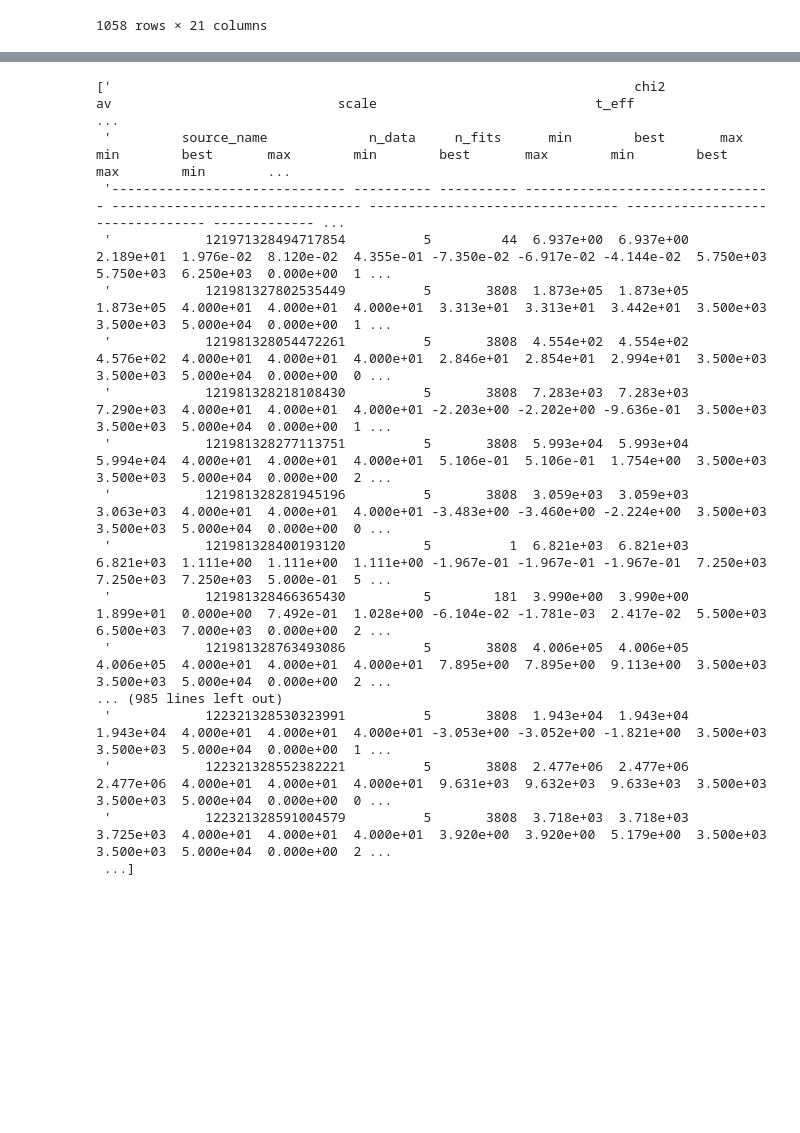
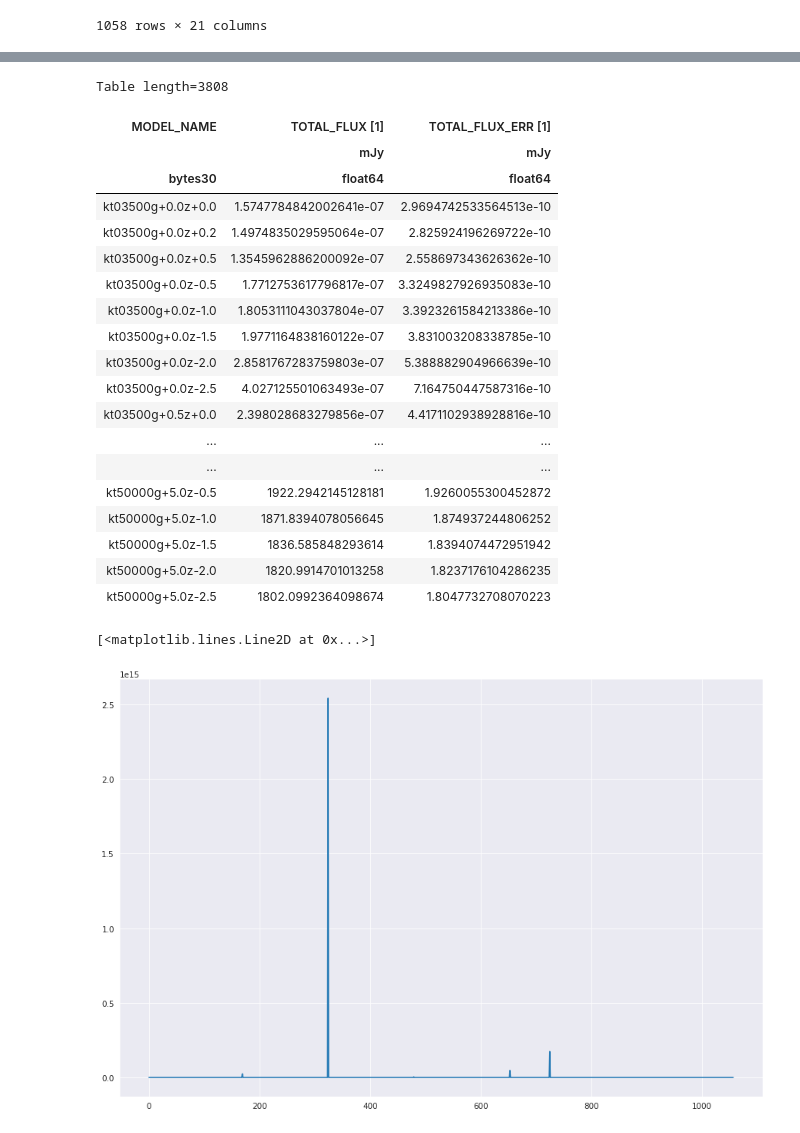
Before and after one commit to Jack3690/INSIST, a Jupyter notebook: UV_Stellar_Catalog.ipynb, the cells around one changed output, grey strips where cells are left out. Drawn from its saved outputs; the diff is of its cells as text; code cells hidden in the pictures; blank space fills up the shorter version.

```diff
--- a/UV_Stellar_Catalog.ipynb
+++ b/UV_Stellar_Catalog.ipynb
@@ -416,20 +394,24 @@ d
-# %%
-d
-# %% [output]
-['                                                                   chi2                              av                             scale                            t_eff                             ...
- '         source_name             n_data     n_fits      min        best       max        min        best       max        min        best       max        min        best       max        min        ...
- '------------------------------ ---------- ---------- -------------------------------- -------------------------------- -------------------------------- -------------------------------- ------------- ...
- '            121971328494717854          5         44  6.937e+00  6.937e+00  2.189e+01  1.976e-02  8.120e-02  4.355e-01 -7.350e-02 -6.917e-02 -4.144e-02  5.750e+03  5.750e+03  6.250e+03  0.000e+00  1 ...
- '            121981327802535449          5       3808  1.873e+05  1.873e+05  1.873e+05  4.000e+01  4.000e+01  4.000e+01  3.313e+01  3.313e+01  3.442e+01  3.500e+03  3.500e+03  5.000e+04  0.000e+00  1 ...
- '            121981328054472261          5       3808  4.554e+02  4.554e+02  4.576e+02  4.000e+01  4.000e+01  4.000e+01  2.846e+01  2.854e+01  2.994e+01  3.500e+03  3.500e+03  5.000e+04  0.000e+00  0 ...
- '            121981328218108430          5       3808  7.283e+03  7.283e+03  7.290e+03  4.000e+01  4.000e+01  4.000e+01 -2.203e+00 -2.202e+00 -9.636e-01  3.500e+03  3.500e+03  5.000e+04  0.000e+00  1 ...
- '            121981328277113751          5       3808  5.993e+04  5.993e+04  5.994e+04  4.000e+01  4.000e+01  4.000e+01  5.106e-01  5.106e-01  1.754e+00  3.500e+03  3.500e+03  5.000e+04  0.000e+00  2 ...
- '            121981328281945196          5       3808  3.059e+03  3.059e+03  3.063e+03  4.000e+01  4.000e+01  4.000e+01 -3.483e+00 -3.460e+00 -2.224e+00  3.500e+03  3.500e+03  5.000e+04  0.000e+00  0 ...
- '            121981328400193120          5          1  6.821e+03  6.821e+03  6.821e+03  1.111e+00  1.111e+00  1.111e+00 -1.967e-01 -1.967e-01 -1.967e-01  7.250e+03  7.250e+03  7.250e+03  5.000e-01  5 ...
- '            121981328466365430          5        181  3.990e+00  3.990e+00  1.899e+01  0.000e+00  7.492e-01  1.028e+00 -6.104e-02 -1.781e-03  2.417e-02  5.500e+03  6.500e+03  7.000e+03  0.000e+00  2 ...
- '            121981328763493086          5       3808  4.006e+05  4.006e+05  4.006e+05  4.000e+01  4.000e+01  4.000e+01  7.895e+00  7.895e+00  9.113e+00  3.500e+03  3.500e+03  5.000e+04  0.000e+00  2 ...
-... (985 lines left out)
- '            122321328530323991          5       3808  1.943e+04  1.943e+04  1.943e+04  4.000e+01  4.000e+01  4.000e+01 -3.053e+00 -3.052e+00 -1.821e+00  3.500e+03  3.500e+03  5.000e+04  0.000e+00  1 ...
- '            122321328552382221          5       3808  2.477e+06  2.477e+06  2.477e+06  4.000e+01  4.000e+01  4.000e+01  9.631e+03  9.632e+03  9.633e+03  3.500e+03  3.500e+03  5.000e+04  0.000e+00  0 ...
- '            122321328591004579          5       3808  3.718e+03  3.718e+03  3.725e+03  4.000e+01  4.000e+01  4.000e+01  3.920e+00  3.920e+00  5.179e+00  3.500e+03  3.500e+03  5.000e+04  0.000e+00  2 ...
- ...]
+# %%
+UV = Table.read('models_kurucz/convolved/UVIT_NUV.fits', hdu = 1)
+UV
+# %% [output]
+Table length=3808
+| MODEL_NAME | TOTAL_FLUX [1] | TOTAL_FLUX_ERR [1] |
+|  | mJy | mJy |
+| bytes30 | float64 | float64 |
+| kt03500g+0.0z+0.0 | 1.5747784842002641e-07 | 2.9694742533564513e-10 |
+| kt03500g+0.0z+0.2 | 1.4974835029595064e-07 | 2.825924196269722e-10 |
+| kt03500g+0.0z+0.5 | 1.3545962886200092e-07 | 2.558697343626362e-10 |
+| kt03500g+0.0z-0.5 | 1.7712753617796817e-07 | 3.3249827926935083e-10 |
+| kt03500g+0.0z-1.0 | 1.8053111043037804e-07 | 3.3923261584213386e-10 |
+| kt03500g+0.0z-1.5 | 1.9771164838160122e-07 | 3.831003208338785e-10 |
+| kt03500g+0.0z-2.0 | 2.8581767283759803e-07 | 5.388882904966639e-10 |
+| kt03500g+0.0z-2.5 | 4.027125501063493e-07 | 7.164750447587316e-10 |
+| kt03500g+0.5z+0.0 | 2.398028683279856e-07 | 4.4171102938928816e-10 |
+| ... | ... | ... |
+| ... | ... | ... |
+| kt50000g+5.0z-0.5 | 1922.2942145128181 | 1.9260055300452872 |
+| kt50000g+5.0z-1.0 | 1871.8394078056645 | 1.874937244806252 |
+| kt50000g+5.0z-1.5 | 1836.585848293614 | 1.8394074472951942 |
+| kt50000g+5.0z-2.0 | 1820.9914701013258 | 1.8237176104286235 |
+| kt50000g+5.0z-2.5 | 1802.0992364098674 | 1.8047732708070223 |
@@ -435,0 +437,5 @@ d
+# %%
+plt.plot(chi2)
+# %% [output]
+[<matplotlib.lines.Line2D at 0x...>]
+[figure, added]
```
Also changed, not shown: parts of 12 cells of this notebook.
